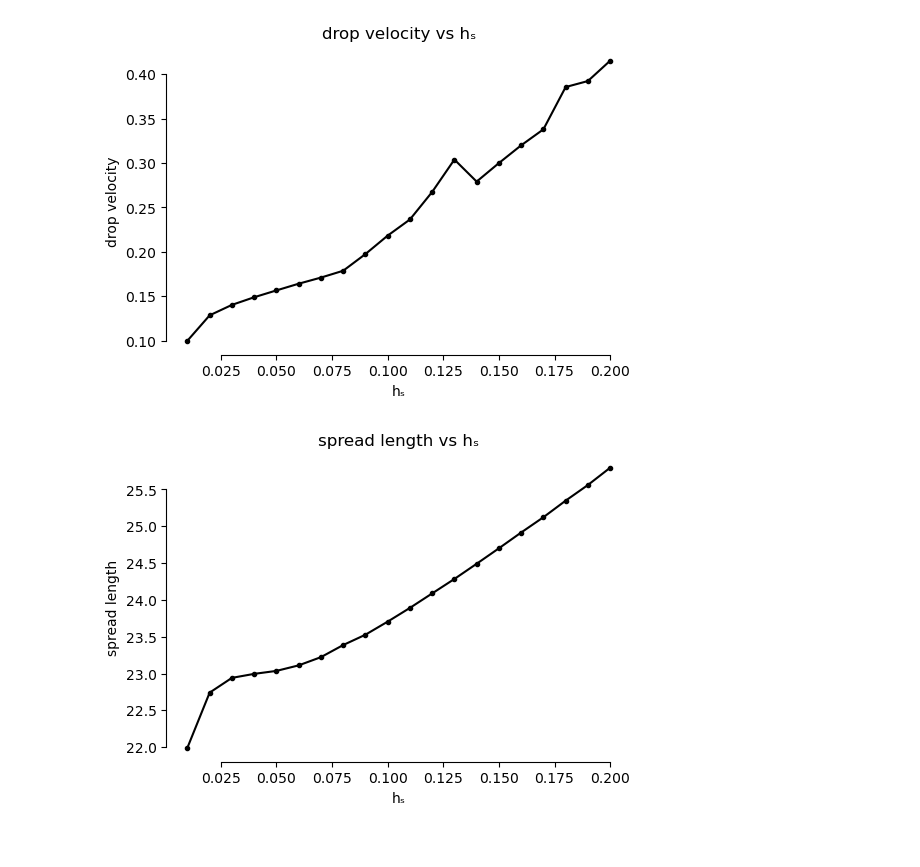
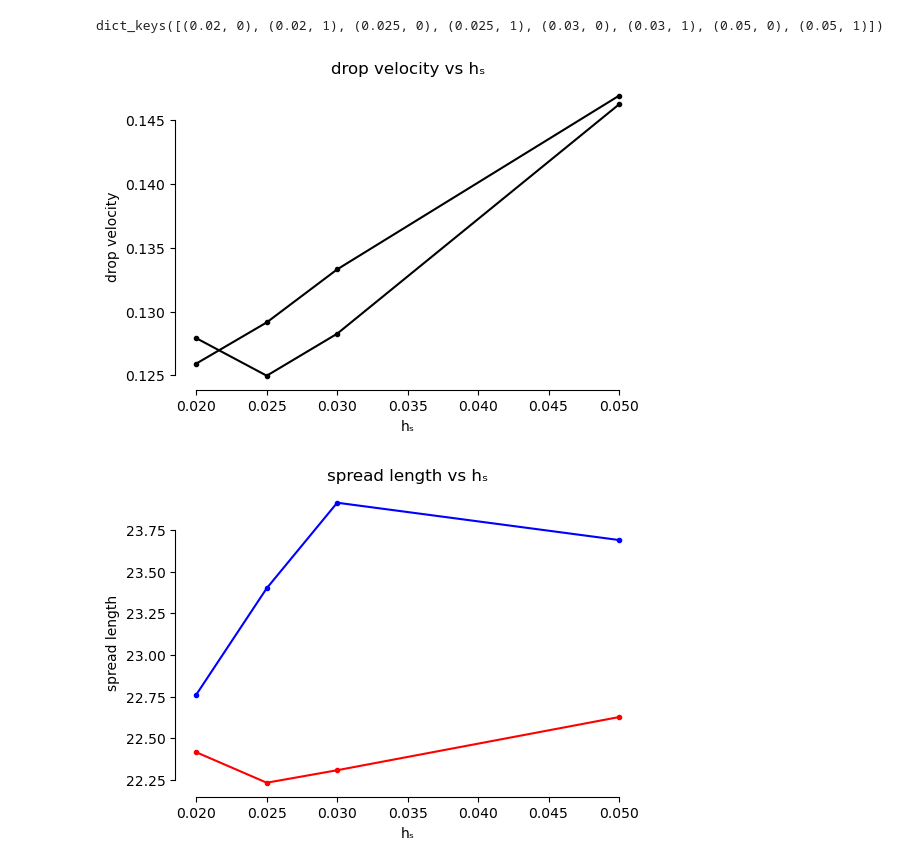
Before and after one commit to celliern/DropletSpreadingSim, a Jupyter notebook: scripts/80-explore_parametric.ipynb, the cells around one changed output. Cells and saved outputs as stored; diff of their text form; code cells hidden in the pictures.

```diff
--- a/scripts/80-explore_parametric.ipynb
+++ b/scripts/80-explore_parametric.ipynb
@@ -25,0 +34,3 @@ def compute_drop_velocity(ds, filter_winlen=51, filter_polyorder=3):
+# %%
+ds = xr.open_dataset("../data/outputs/reprojection/hₛ=0.02_reproject=false.nc")
+ds.t.isel(t=-1)
@@ -31,5 +47,6 @@ for ds in sorted(Path("../data/outputs/reprojection/").glob("*.nc")):
     ds = xr.open_dataset(ds)
     ds["spread_len"] = compute_spread_len(ds)
     ds["drop_velocity"] = compute_drop_velocity(ds, filter_winlen=101)
-    datasets[ds.attrs["reproject"]] = ds
+    datasets[(ds.attrs["hₛ"], ds.attrs["reproject"])] = ds
+datasets = {key: datasets[key] for key in sorted(datasets, key=lambda x: x[0])}
 # %%
@@ -46,8 +58,28 @@ datasets[True].h.isel(t=-1).plot()
+# %%
+datasets.keys()
+# %% [output]
+dict_keys([(0.02, 0), (0.02, 1), (0.025, 0), (0.025, 1), (0.03, 0), (0.03, 1), (0.05, 0), (0.05, 1)])
 # %%
 fig, ax = plt.subplots(figsize=(6, 4))
 ax.plot(
-    datasets.keys(),
-    [ds.drop_velocity.isel(t=slice(-500)).mean() for hs, ds in datasets.items()],
+    *zip(
+        *[
+            (hs, ds.drop_velocity.isel(t=slice(-500)).mean())
+            for (hs, proj), ds in datasets.items()
+            if proj
+        ]
+    ),
+    marker=".",
+    color="k",
+)
+ax.plot(
+    *zip(
+        *[
+            (hs, ds.drop_velocity.isel(t=slice(-500)).mean())
+            for (hs, proj), ds in datasets.items()
+            if not proj
+        ]
+    ),
     marker=".",
     color="k",
 )
@@ -56,19 +88,35 @@ ax.set_ylabel("drop velocity")
 ax.set_title("drop velocity vs hₛ")
 sns.despine(trim=True)
 # %% [output]
-[figure, old version]
+[figure, new version]
 # %%
 fig, ax = plt.subplots(figsize=(6, 4))
 ax.plot(
-    datasets.keys(),
-    [ds.spread_len.isel(t=slice(-200)).mean() for hs, ds in datasets.items()],
+    *zip(
+        *[
+            (hs, ds.spread_len.isel(t=slice(-500)).mean())
+            for (hs, proj), ds in datasets.items()
+            if proj
+        ]
+    ),
     marker=".",
-    color="k",
+    color="r",
+)
+ax.plot(
+    *zip(
+        *[
+            (hs, ds.spread_len.isel(t=slice(-500)).mean())
+            for (hs, proj), ds in datasets.items()
+            if not proj
+        ]
+    ),
+    marker=".",
+    color="b",
 )
 ax.set_xlabel("hₛ")
 ax.set_ylabel("spread length")
 ax.set_title("spread length vs hₛ")
 sns.despine(trim=True)
 # %% [output]
-[figure, old version]
+[figure, new version]
 # %%
```
Also changed, not shown: parts of 10 cells of this notebook, 3 other files.
